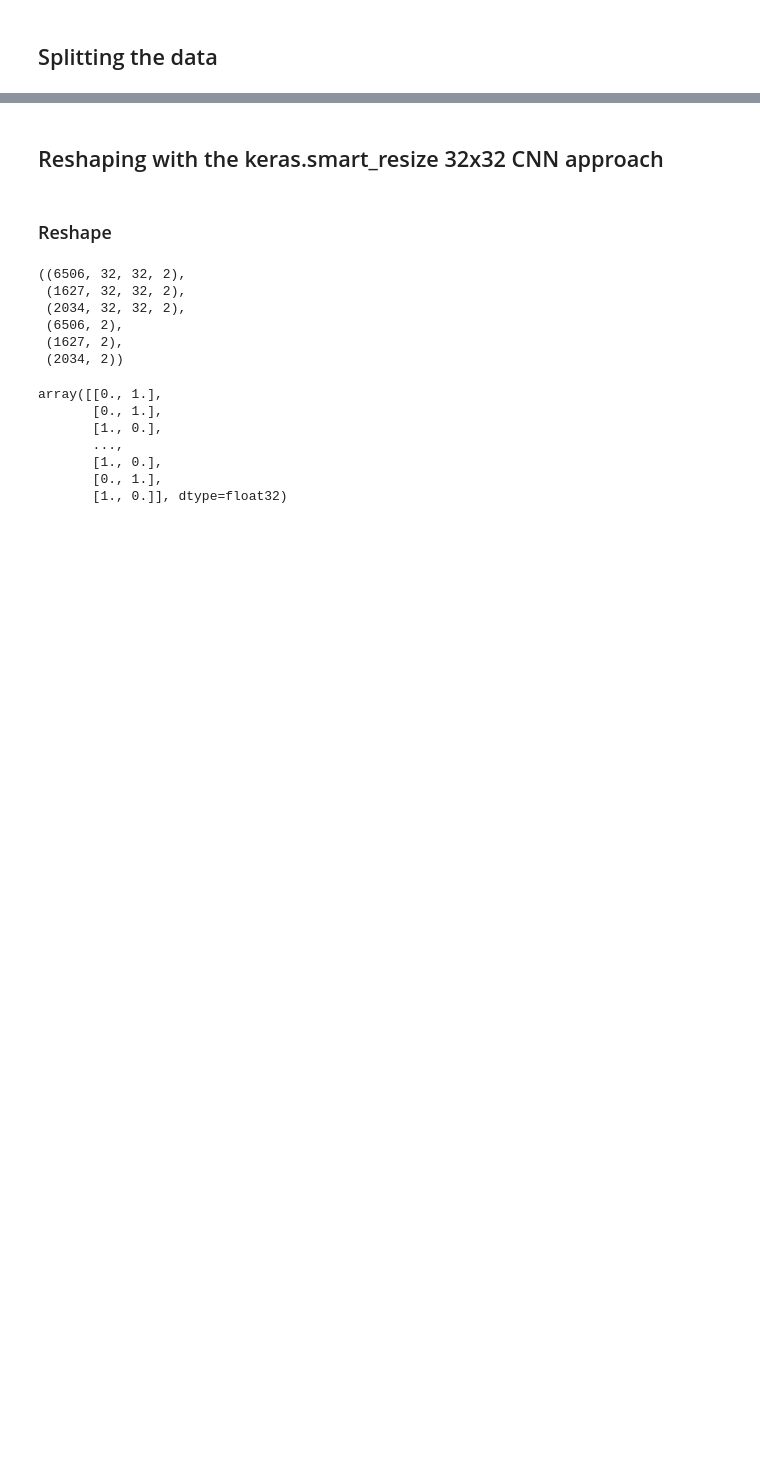
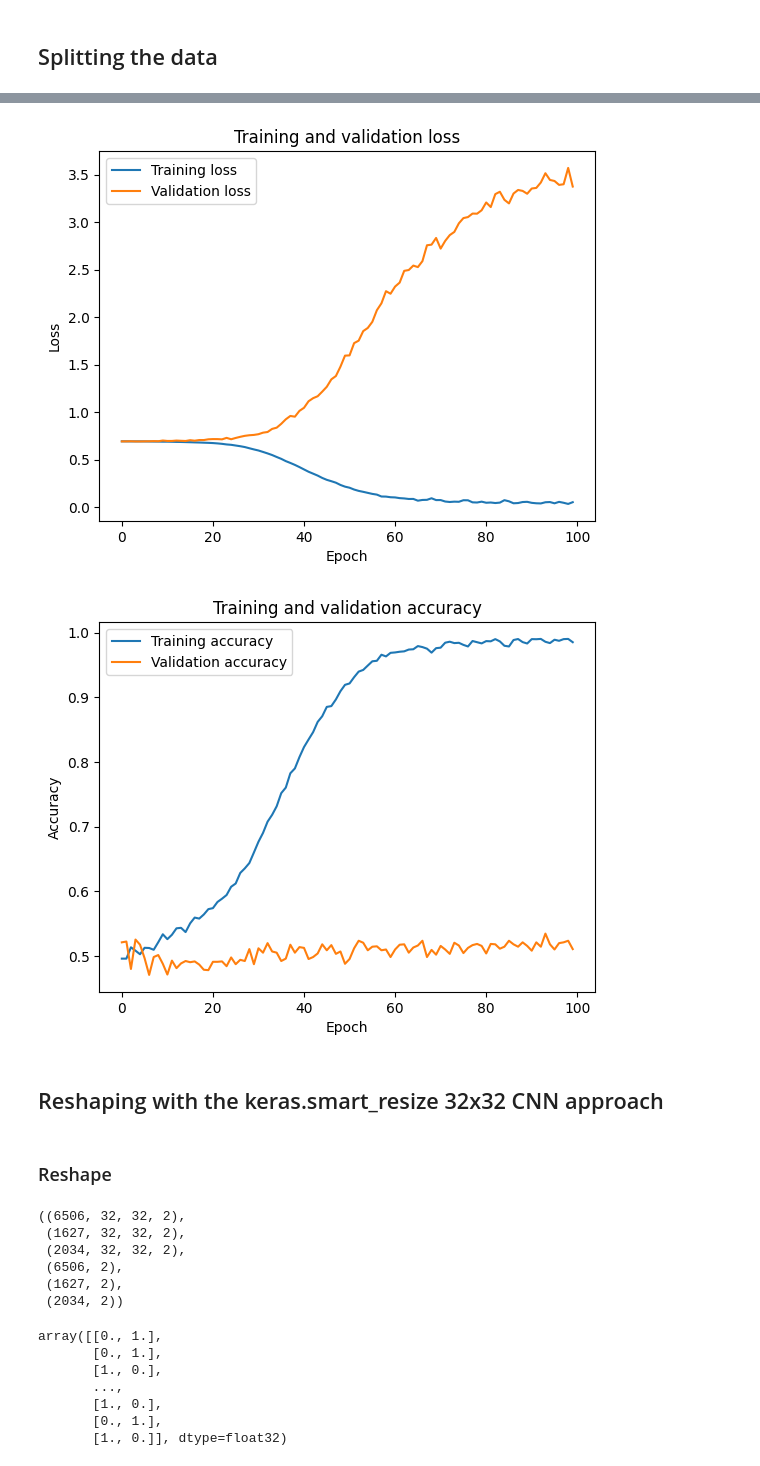
Before and after one commit to dhebel/babycal, a Jupyter notebook: src/main.ipynb, the cells around one changed output, grey strips where cells are left out. Drawn from its saved outputs; the diff is of its cells as text; code cells hidden in the pictures; blank space fills up the shorter version.

Commit message:
exploring data (WIP)

```diff
--- a/src/main.ipynb
+++ b/src/main.ipynb
@@ -87,3 +106,7 @@ y = np.load('matrices/y.npy')
 X.shape, y.shape
 # %% [output]
 ((10167, 7, 5, 2), (10167,))
+# %%
+# Reshape X to fit the input of the 1D CNN
+X = X.reshape((X.shape[0], -1, 1))
+X.shape
@@ -97,8 +122,8 @@ X.shape, y.shape
 # We will split the training data into training and validation sets.
 # We will use 80% of the training data for training and 20% of the training data for validation.
 
-X_train, X_test, y_train, y_test = train_test_split(X, y, test_size=0.2, stratify=y)
-X_train, X_val, y_train, y_val = train_test_split(X_train, y_train, test_size=0.2, stratify=y_train)
+X_train, X_test, y_train, y_test = train_test_split(X, y, test_size=0.2)
+X_train, X_val, y_train, y_val = train_test_split(X_train, y_train, test_size=0.2)
 
 X_train.shape, X_val.shape, X_test.shape, y_train.shape, y_val.shape, y_test.shape
 # %% [output]
@@ -110,0 +140,9 @@ print(y_train)
+# %%
+# Normalizing the data
+# We will use the function normalize from keras.utils to normalize the data.
+# We will normalize the data by dividing the data by the maximum value of the data.
+X_train = keras.utils.normalize(X_train, axis=1)
+X_val = keras.utils.normalize(X_val, axis=1)
+X_test = keras.utils.normalize(X_test, axis=1)
+
+X_train.shape, X_val.shape, X_test.shape, y_train.shape, y_val.shape, y_test.shape
@@ -111,3 +199,30 @@ print(y_train)
+# %%
+# Plotting the training and validation loss
+# We will use the function plot from matplotlib.pyplot to plot the training and validation loss.
+# We will use the function title from matplotlib.pyplot to add a title to the plot.
+
+plt.plot(history.history['loss'], label='Training loss')
+plt.plot(history.history['val_loss'], label='Validation loss')
+plt.title('Training and validation loss')
+plt.xlabel('Epoch')
+plt.ylabel('Loss')
+plt.legend()
+plt.show()
+
+# Plotting the training and validation accuracy
+# We will use the function plot from matplotlib.pyplot to plot the training and validation accuracy.
+# We will use the function title from matplotlib.pyplot to add a title to the plot.
+
+plt.plot(history.history['accuracy'], label='Training accuracy')
+plt.plot(history.history['val_accuracy'], label='Validation accuracy')
+plt.title('Training and validation accuracy')
+plt.xlabel('Epoch')
+plt.ylabel('Accuracy')
+plt.legend()
+plt.show()
+# %% [output]
+[figure, added]
+[figure, added]
 # %% [markdown]
 ## Reshaping with the keras.smart_resize 32x32 CNN approach
 # %% [markdown]
```
Also changed, not shown: parts of 11 cells of this notebook, 1 other file.
